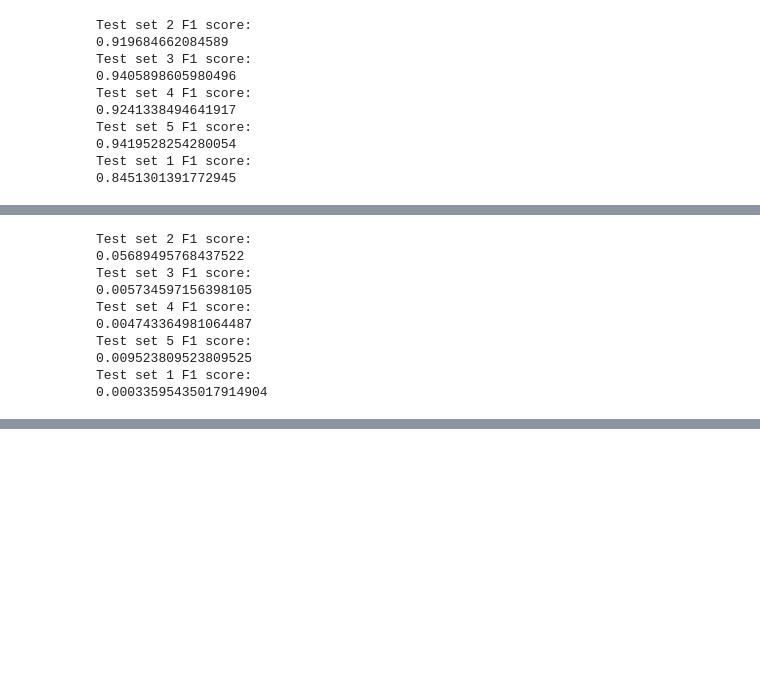
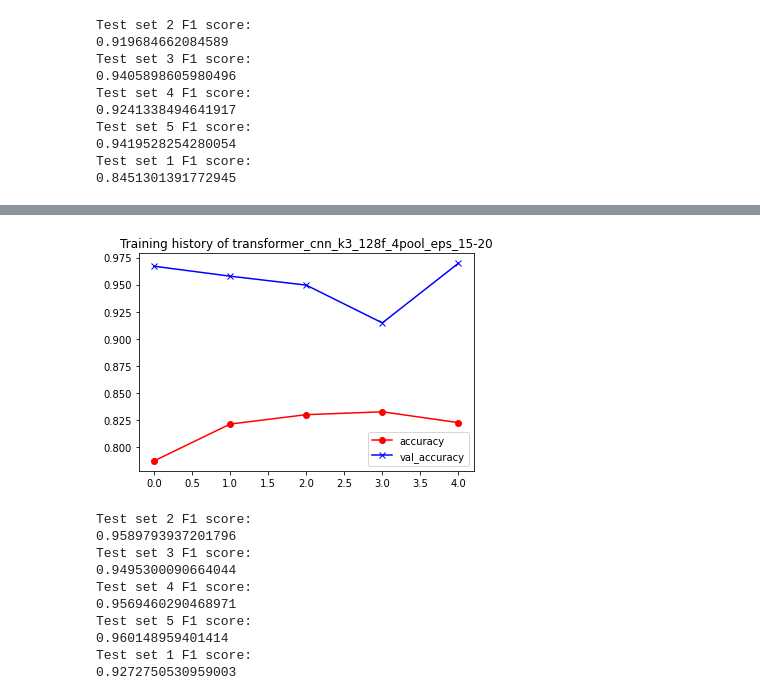
Before and after one commit to Moeinh77/Virus-DNA-classification-BERT, a Jupyter notebook: training.ipynb, the cells around one changed output, grey strips where cells are left out. Drawn from its saved outputs; the diff is of its cells as text; code cells hidden in the pictures; blank space fills up the shorter version.

```diff
--- a/training.ipynb
+++ b/training.ipynb
@@ -59,17 +57,17 @@ class TokenAndPositionEmbedding(layers.Layer):
         # print(x.shape)
         return x + positions
 # %%
-class TransformerBlock(layers.Layer):
+class TransformerBlock(Layer):
     def __init__(self, embed_dim, num_heads, ff_dim, rate=0.1):
         super(TransformerBlock, self).__init__()
-        self.att = layers.MultiHeadAttention(num_heads= num_heads, key_dim= embed_dim)
+        self.att = MultiHeadAttention(num_heads= num_heads, key_dim= embed_dim)
         self.ffn = keras.Sequential(
-            [layers.Dense(ff_dim, activation="relu"), layers.Dense(embed_dim),]
+            [Dense(ff_dim, activation="relu"), Dense(embed_dim),]
         )
-        self.layernorm1 = layers.LayerNormalization(epsilon=1e-6)
-        self.layernorm2 = layers.LayerNormalization(epsilon=1e-6)
-        self.dropout1 = layers.Dropout(rate)
-        self.dropout2 = layers.Dropout(rate)
+        self.layernorm1 = LayerNormalization(epsilon=1e-6)
+        self.layernorm2 = LayerNormalization(epsilon=1e-6)
+        self.dropout1 = Dropout(rate)
+        self.dropout2 = Dropout(rate)
 
     def call(self, inputs, training):
         attn_output = self.att(inputs, inputs)
@@ -411,13 +391,0 @@ KeyboardInterrupt:
-# %%
-evaluate_model(model, model_name)
-# %% [output]
-Test set 2 F1 score:
-0.05689495768437522
-Test set 3 F1 score:
-0.005734597156398105
-Test set 4 F1 score:
-0.004743364981064487
-Test set 5 F1 score:
-0.009523809523809525
-Test set 1 F1 score:
-0.00033595435017914904
@@ -423,0 +399,23 @@ Test set 1 F1 score:
+# %%
+model_name = model_names[2]
+print(model_name)
+
+check_point = make_checkpointer(model_name)
+
+model = create_model_cnn_transformer(cnn_filters=128, pool_window=4)
+model.load_weights('weights/'+model_names[2])
+model.compile(optimizer= tf.keras.optimizers.Adam(3e-3),
+ loss= "sparse_categorical_crossentropy", metrics=['accuracy'])
+
+K.set_value(model.optimizer.learning_rate, 7.5e-4)
+
+history = model.fit(X_train, Y_train,
+                    batch_size=4, epochs=5,
+                    validation_data=(X_test[0], Y_test[0]),
+                    callbacks = [check_point, lr_decay])
+
+plot_history(history,  model_names[2]+'_eps_15-20')
+evaluate_model(model, model_name)
+
+# tf.keras.utils.plot_model(cnn_transformer1, to_file='cnn_transformer_32f_4pool.png', show_shapes=True)
+# %% [output]
@@ -423,0 +439,11 @@ Test set 1 F1 score:
+[figure, added]
+Test set 2 F1 score:
+0.9589793937201796
+Test set 3 F1 score:
+0.9495300090664044
+Test set 4 F1 score:
+0.9569460290468971
+Test set 5 F1 score:
+0.960148959401414
+Test set 1 F1 score:
+0.9272750530959003
```
Also changed, not shown: parts of 14 cells of this notebook.
